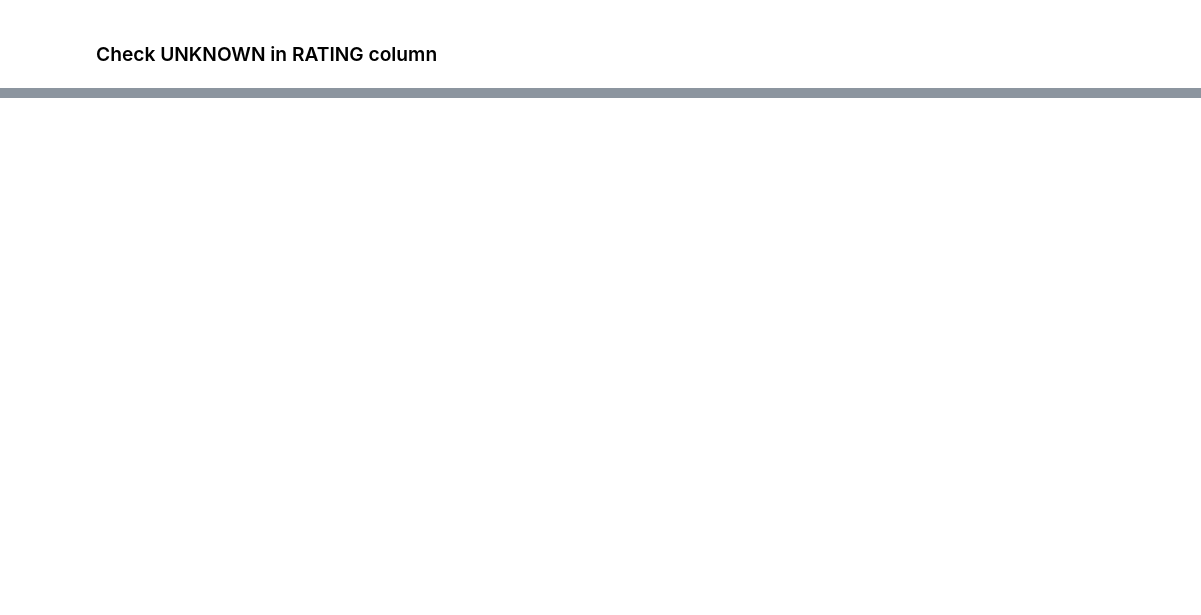
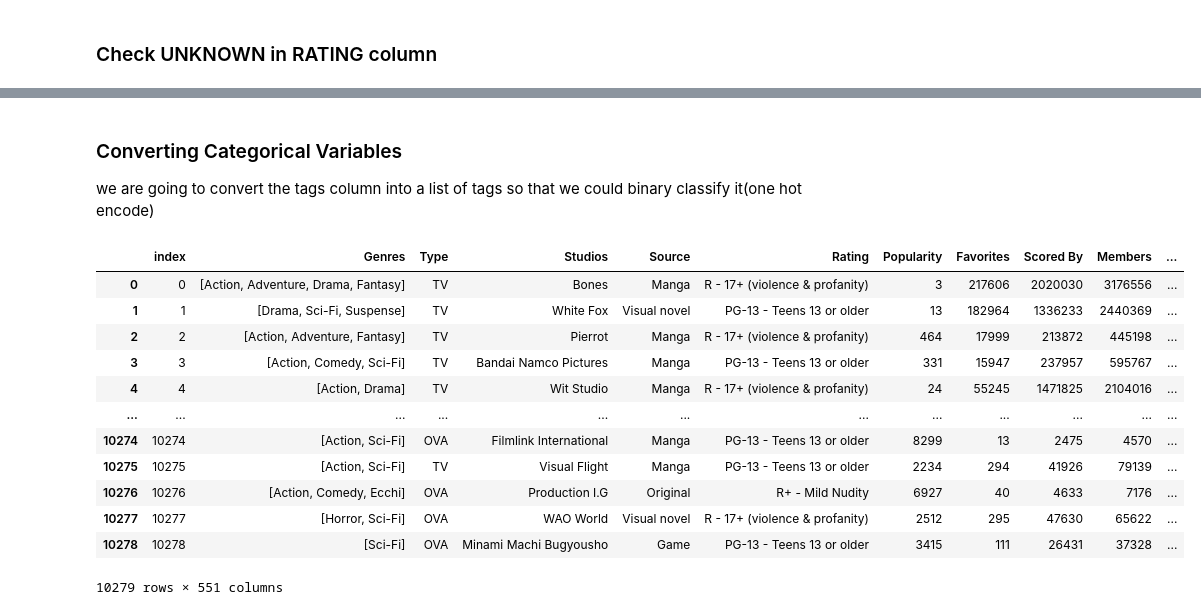
Before and after one commit to MinhHung7/Final_Project_DataScienceProgramming, a Jupyter notebook: anime_rating_classification.ipynb, the cells around one changed output, grey strips where cells are left out. Cells and saved outputs as stored; diff of their text form; code cells hidden in the pictures; blank space fills up the shorter version.

```diff
--- a/anime_rating_classification.ipynb
+++ b/anime_rating_classification.ipynb
@@ -110,0 +353,2 @@ ValueError: could not convert string to float: 'Fullmetal Alchemist: Brotherhood
+# %%
+anime_clean_df.drop(['Synopsis'],axis=1,inplace=True)
@@ -110,0 +372,26 @@ ValueError: could not convert string to float: 'Fullmetal Alchemist: Brotherhood
+# %% [markdown]
+### Converting Categorical Variables
+
+we are going to convert the tags column into a list of tags so that we could binary classify it(one hot encode)
+# %%
+anime_clean_df["Genres"]=anime_clean_df["Genres"].apply(lambda x:x.split(',') if pd.isna(x)!=True else "")
+# %%
+mlb = MultiLabelBinarizer()
+
+anime_clean_df = pd.concat([anime_clean_df,pd.DataFrame(mlb.fit_transform(anime_clean_df["Genres"]),columns=mlb.classes_, index=anime_clean_df.index)],axis=1)
+# %%
+anime_clean_df
+# %% [output]
+|  | index | Genres | Type | Studios | Source | Rating | Popularity | Favorites | Scored By | Members | ... |
+| 0 | 0 | [Action, Adventure, Drama, Fantasy] | TV | Bones | Manga | R - 17+ (violence & profanity) | 3 | 217606 | 2020030 | 3176556 | ... |
+| 1 | 1 | [Drama, Sci-Fi, Suspense] | TV | White Fox | Visual novel | PG-13 - Teens 13 or older | 13 | 182964 | 1336233 | 2440369 | ... |
+| 2 | 2 | [Action, Adventure, Fantasy] | TV | Pierrot | Manga | R - 17+ (violence & profanity) | 464 | 17999 | 213872 | 445198 | ... |
+| 3 | 3 | [Action, Comedy, Sci-Fi] | TV | Bandai Namco Pictures | Manga | PG-13 - Teens 13 or older | 331 | 15947 | 237957 | 595767 | ... |
+| 4 | 4 | [Action, Drama] | TV | Wit Studio | Manga | R - 17+ (violence & profanity) | 24 | 55245 | 1471825 | 2104016 | ... |
+| ... | ... | ... | ... | ... | ... | ... | ... | ... | ... | ... | ... |
+| 10274 | 10274 | [Action, Sci-Fi] | OVA | Filmlink International | Manga | PG-13 - Teens 13 or older | 8299 | 13 | 2475 | 4570 | ... |
+| 10275 | 10275 | [Action, Sci-Fi] | TV | Visual Flight | Manga | PG-13 - Teens 13 or older | 2234 | 294 | 41926 | 79139 | ... |
+| 10276 | 10276 | [Action, Comedy, Ecchi] | OVA | Production I.G | Original | R+ - Mild Nudity | 6927 | 40 | 4633 | 7176 | ... |
+| 10277 | 10277 | [Horror, Sci-Fi] | OVA | WAO World | Visual novel | R - 17+ (violence & profanity) | 2512 | 295 | 47630 | 65622 | ... |
+| 10278 | 10278 | [Sci-Fi] | OVA | Minami Machi Bugyousho | Game | PG-13 - Teens 13 or older | 3415 | 111 | 26431 | 37328 | ... |
+10279 rows × 551 columns
```
Also changed, not shown: parts of 49 cells of this notebook, 1 other file.
